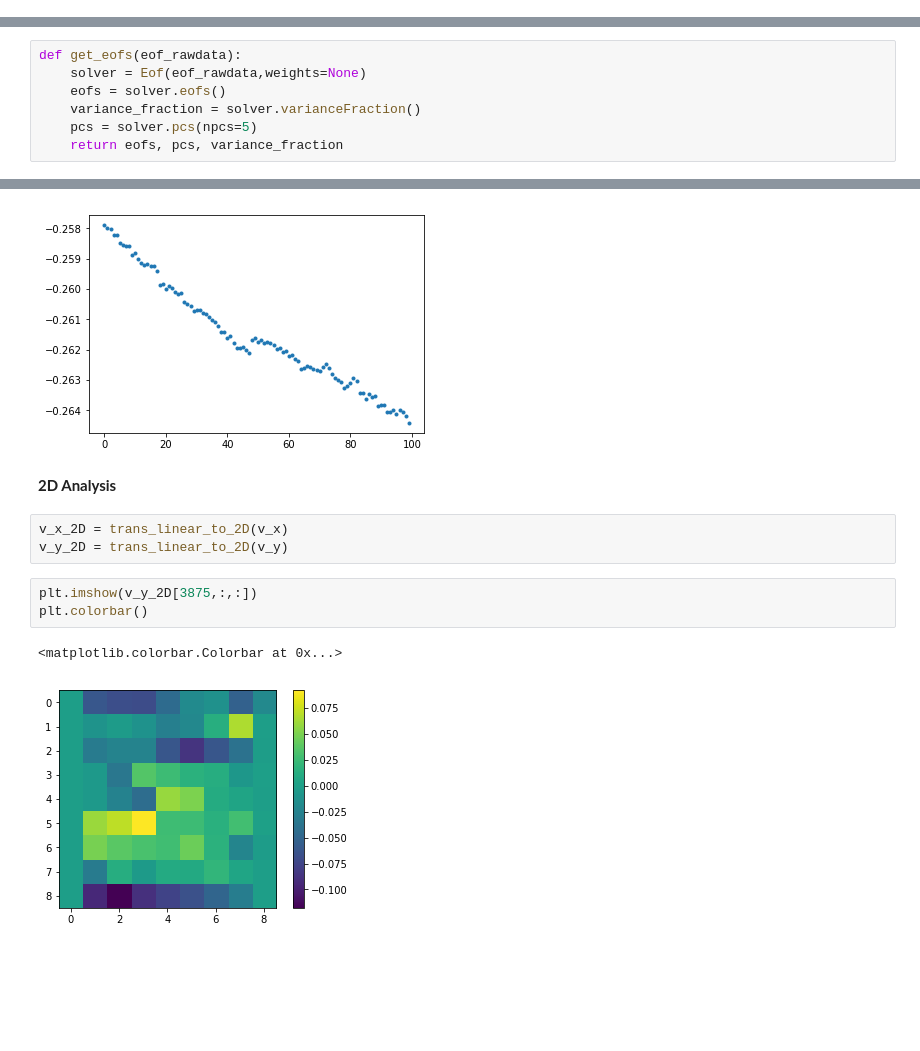
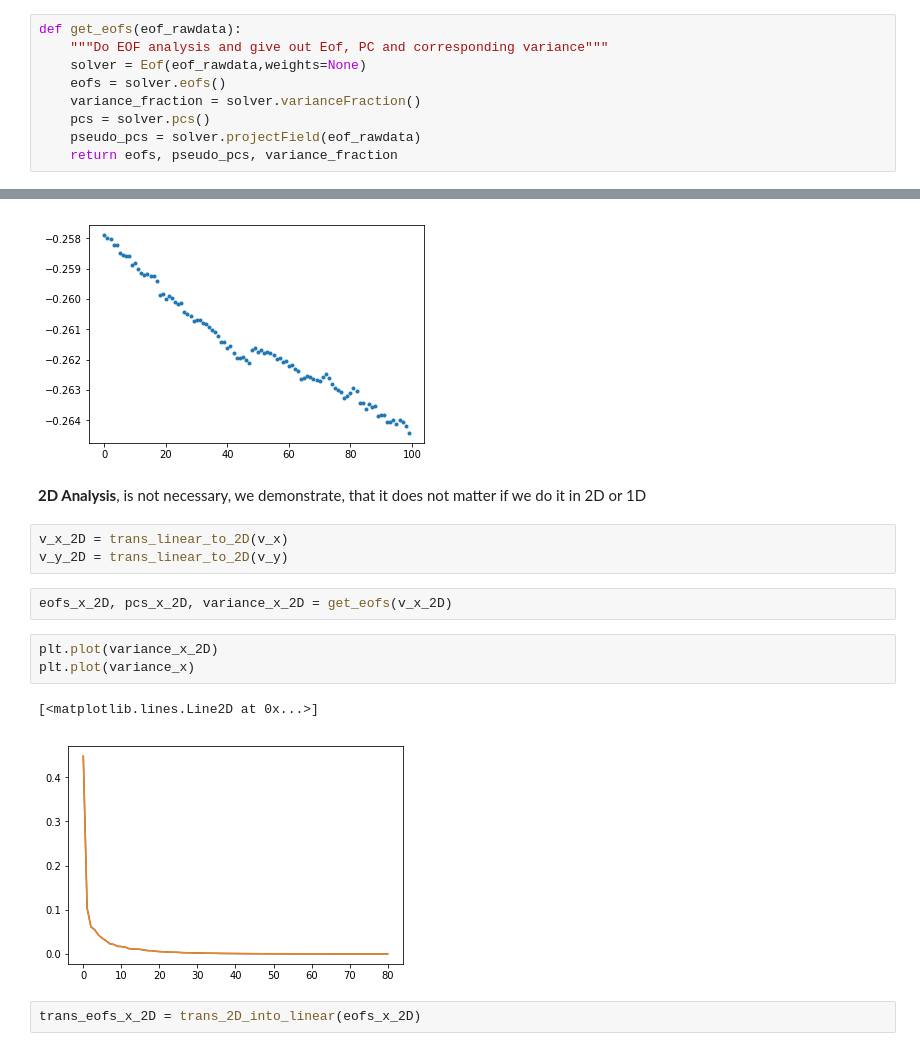
Before and after one commit to ryokurashina/jamboree2019, a Jupyter notebook: horizontal_winds/EOF_Analysis.ipynb, the cells around one changed output, grey strips where cells are left out. Saved outputs shown, nothing was run; the diff lists cells and outputs as text; blank space fills up the shorter version.

Commit message:
EOF analysis is working, still have to fit PCs

```diff
--- a/horizontal_winds/EOF_Analysis.ipynb
+++ b/horizontal_winds/EOF_Analysis.ipynb
@@ -23,3 +31,12 @@ def trans_2D_into_linear(data):
+# %%
+def get_eofs(eof_rawdata):
+    """Do EOF analysis and give out Eof, PC and corresponding variance"""
+    solver = Eof(eof_rawdata,weights=None)
+    eofs = solver.eofs()
+    variance_fraction = solver.varianceFraction()
+    pcs = solver.pcs()
+    pseudo_pcs = solver.projectField(eof_rawdata)
+    return eofs, pseudo_pcs, variance_fraction
 # %%
 v_x_pandas=pd.read_csv('velocity_x.csv')
 v_y_pandas=pd.read_csv('velocity_y.csv')
@@ -28,13 +45,6 @@ v_x=v_x_pandas.values[:,1:]
 v_y=v_y_pandas.values[:,1:]
 # %% [markdown]
 **U and V Seperated analysed in 1D**
-# %%
-def get_eofs(eof_rawdata):
-    solver = Eof(eof_rawdata,weights=None)
-    eofs = solver.eofs()
-    variance_fraction = solver.varianceFraction()
-    pcs = solver.pcs(npcs=5)
-    return eofs, pcs, variance_fraction
 # %%
 eofs_x, pcs_x, variance_x = get_eofs(v_x)
 eofs_y, pcs_y, variance_y = get_eofs(v_y)
@@ -48,14 +58,18 @@ plt.plot(pcs_x[-100:,0],'.')
 # %% [output]
 [<matplotlib.lines.Line2D at 0x...>]
 [figure]
-# %% [markdown]
-**2D Analysis**
+# %% [markdown]
+**2D Analysis**, is not necessary, we demonstrate, that it does not matter if we do it in 2D or 1D
 # %%
 v_x_2D = trans_linear_to_2D(v_x)
 v_y_2D = trans_linear_to_2D(v_y)
-# %%
-plt.imshow(v_y_2D[3875,:,:])
-plt.colorbar()
-# %% [output]
-<matplotlib.colorbar.Colorbar at 0x...>
-[figure, removed]
+# %%
+eofs_x_2D, pcs_x_2D, variance_x_2D = get_eofs(v_x_2D)
+# %%
+plt.plot(variance_x_2D)
+plt.plot(variance_x)
+# %% [output]
+[<matplotlib.lines.Line2D at 0x...>]
+[figure, added]
+# %%
+trans_eofs_x_2D = trans_2D_into_linear(eofs_x_2D)
```
Also changed, not shown: parts of 7 cells of this notebook.
